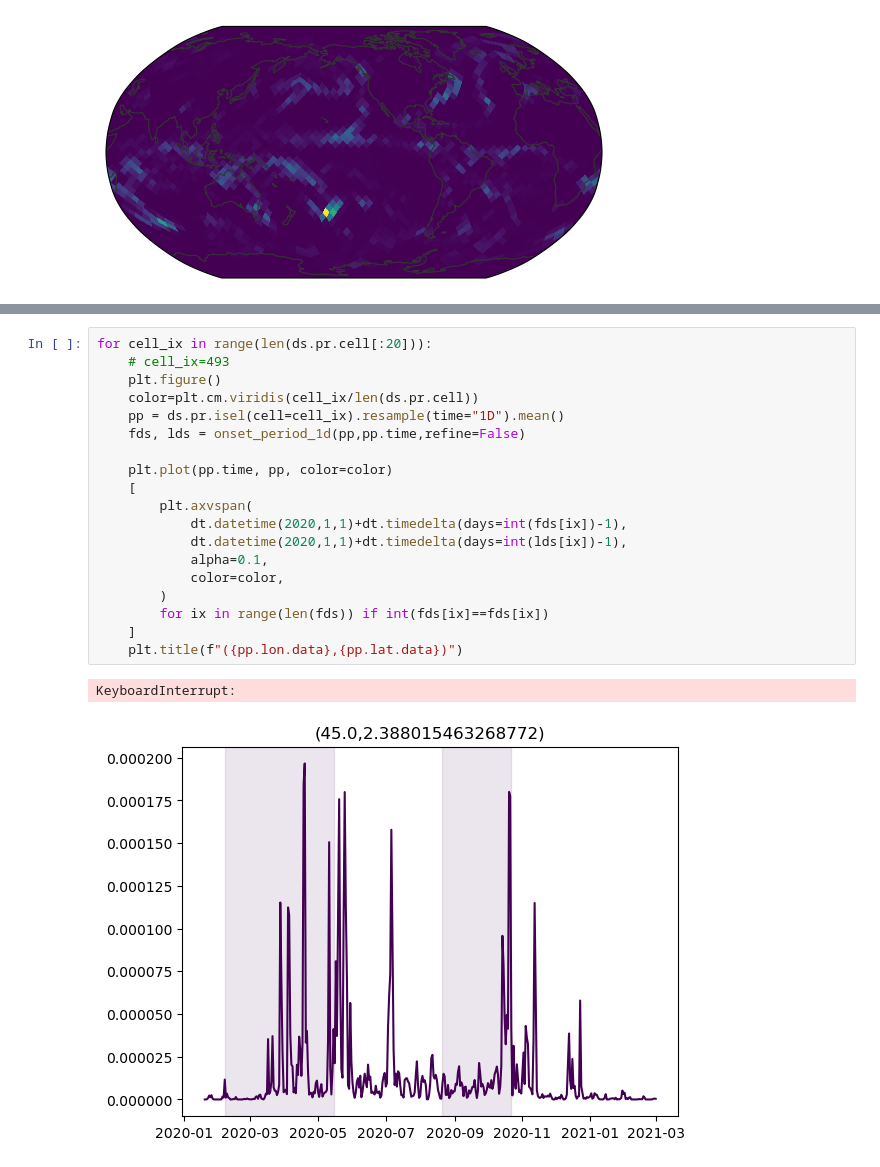
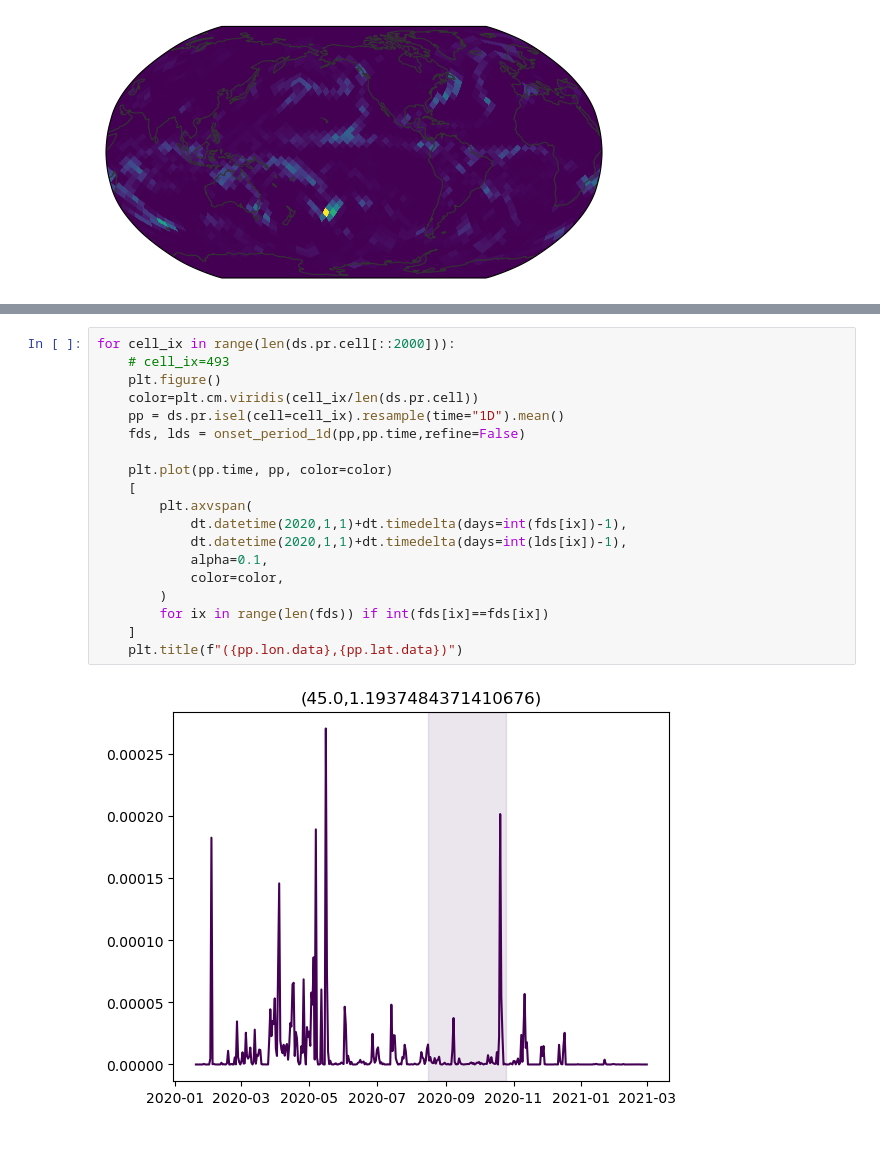
Before and after one commit to fran-morris-research/hackathon-monsoons, a Jupyter notebook: onset_identification/healpix_timeseries.ipynb, the cells around one changed output, grey strips where cells are left out. Saved outputs shown, nothing was run; the diff lists cells and outputs as text.

```diff
--- a/onset_identification/healpix_timeseries.ipynb
+++ b/onset_identification/healpix_timeseries.ipynb
@@ -141,22 +231,21 @@ Text(0.5, 1.0, 'seasonality index exceeds 0.5')
 # %%
-for cell_ix in range(len(ds.pr.cell[:20])):
+for cell_ix in range(len(ds.pr.cell[::2000])):
     # cell_ix=493
     plt.figure()
     color=plt.cm.viridis(cell_ix/len(ds.pr.cell))
     pp = ds.pr.isel(cell=cell_ix).resample(time="1D").mean()
     fds, lds = onset_period_1d(pp,pp.time,refine=False)
 
     plt.plot(pp.time, pp, color=color)
     [
         plt.axvspan(
             dt.datetime(2020,1,1)+dt.timedelta(days=int(fds[ix])-1),
             dt.datetime(2020,1,1)+dt.timedelta(days=int(lds[ix])-1),
             alpha=0.1,
             color=color,
         )
         for ix in range(len(fds)) if int(fds[ix]==fds[ix])
     ]
     plt.title(f"({pp.lon.data},{pp.lat.data})")
 # %% [output]
-KeyboardInterrupt:
-[figure, old version]
+[figure, new version]
```
Also changed, not shown: parts of 10 cells of this notebook.
